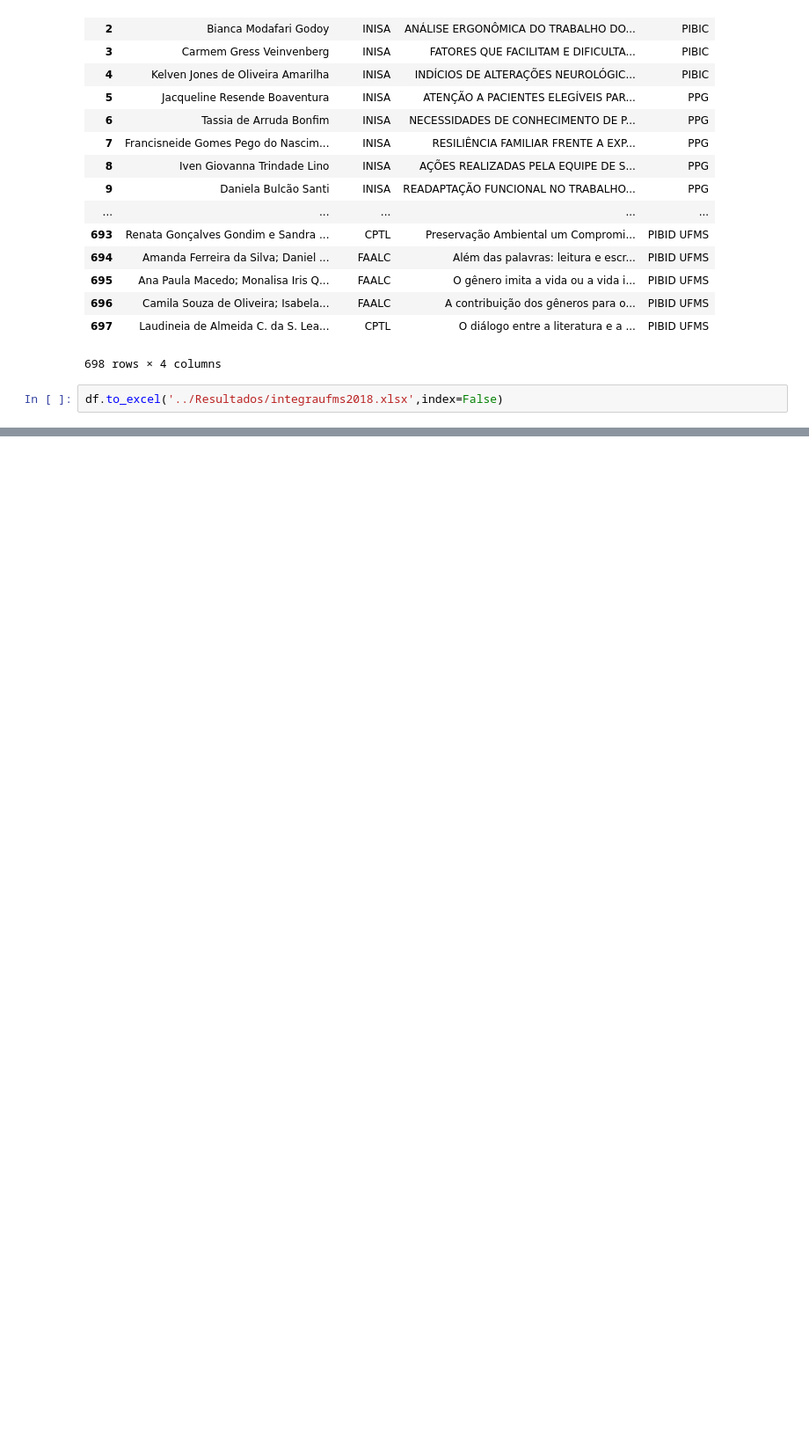
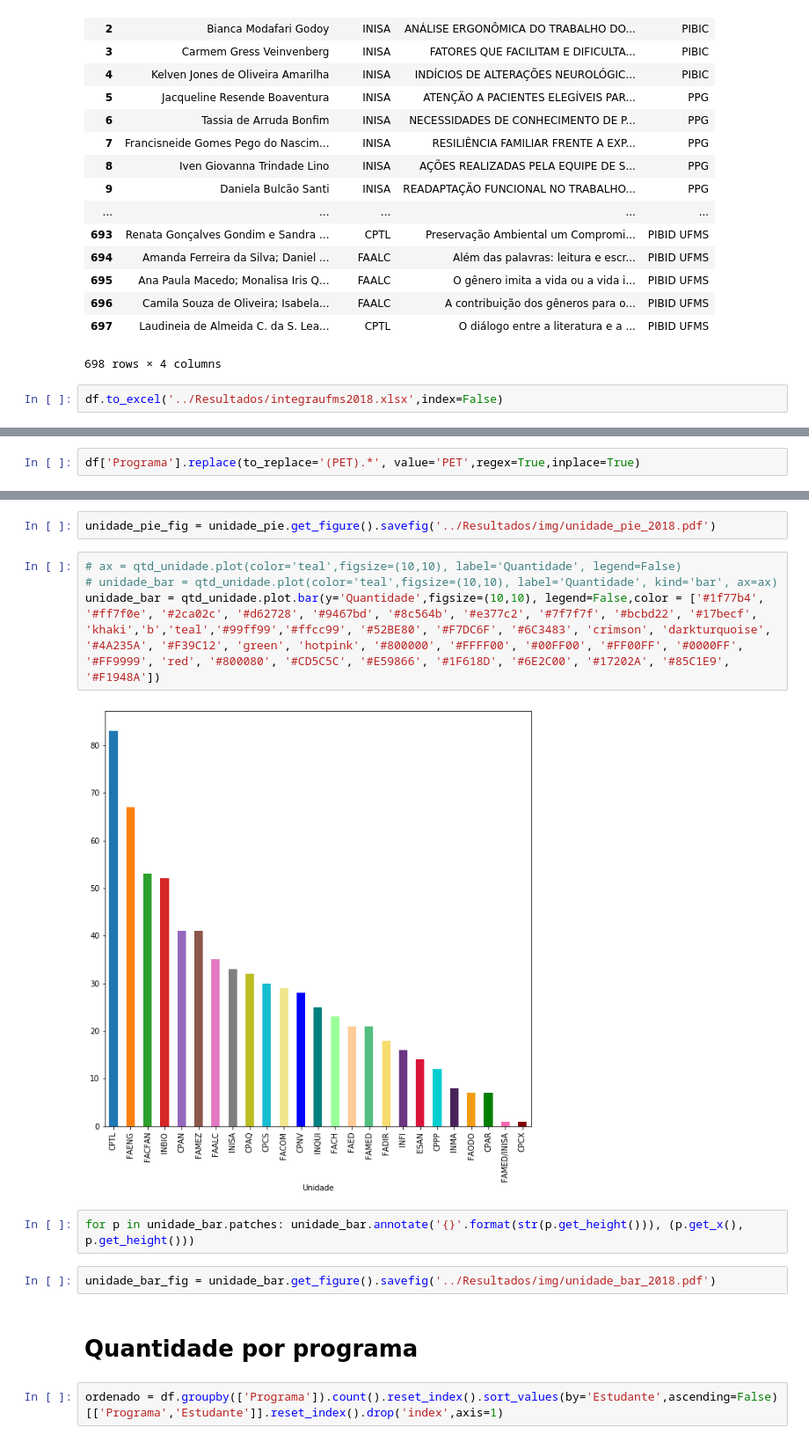
Before and after one commit to danbailo/DataAnalysis-UFMS, a Jupyter notebook: Notebooks/Merge PROPP-PROGRAD - Integra UFMS 2018.ipynb, the cells around one changed output, grey strips where cells are left out. Shown at 88% size. Cells and saved outputs as stored; diff of their text form; blank space fills up the shorter version.

```diff
--- a/Notebooks/Merge PROPP-PROGRAD - Integra UFMS 2018.ipynb
+++ b/Notebooks/Merge PROPP-PROGRAD - Integra UFMS 2018.ipynb
@@ -32,0 +37,2 @@ df.to_excel('../Resultados/integraufms2018.xlsx',index=False)
+# %%
+df['Programa'].replace(to_replace='(PET).*', value='PET',regex=True,inplace=True)
@@ -32,0 +126,16 @@ df.to_excel('../Resultados/integraufms2018.xlsx',index=False)
+# %%
+unidade_pie_fig = unidade_pie.get_figure().savefig('../Resultados/img/unidade_pie_2018.pdf')
+# %%
+# ax = qtd_unidade.plot(color='teal',figsize=(10,10), label='Quantidade', legend=False)
+# unidade_bar = qtd_unidade.plot(color='teal',figsize=(10,10), label='Quantidade', kind='bar', ax=ax)
+unidade_bar = qtd_unidade.plot.bar(y='Quantidade',figsize=(10,10), legend=False,color = ['#1f77b4', '#ff7f0e', '#2ca02c', '#d62728', '#9467bd', '#8c564b', '#e377c2', '#7f7f7f', '#bcbd22', '#17becf', 'khaki','b','teal','#99ff99','#ffcc99', '#52BE80', '#F7DC6F', '#6C3483', 'crimson', 'darkturquoise', '#4A235A', '#F39C12', 'green', 'hotpink', '#800000', '#FFFF00', '#00FF00', '#FF00FF', '#0000FF', '#FF9999', 'red', '#800080', '#CD5C5C', '#E59866', '#1F618D', '#6E2C00', '#17202A', '#85C1E9', '#F1948A'])
+# %% [output]
+[figure, added]
+# %%
+for p in unidade_bar.patches: unidade_bar.annotate('{}'.format(str(p.get_height())), (p.get_x(), p.get_height()))
+# %%
+unidade_bar_fig = unidade_bar.get_figure().savefig('../Resultados/img/unidade_bar_2018.pdf')
+# %% [markdown]
+# **Quantidade por programa**
+# %%
+ordenado = df.groupby(['Programa']).count().reset_index().sort_values(by='Estudante',ascending=False)[['Programa','Estudante']].reset_index().drop('index',axis=1)
```
Also changed, not shown: parts of 68 cells of this notebook, 56 other files.
